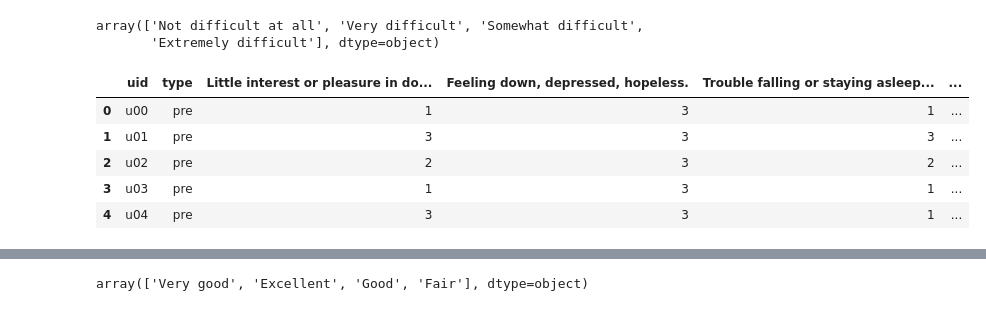
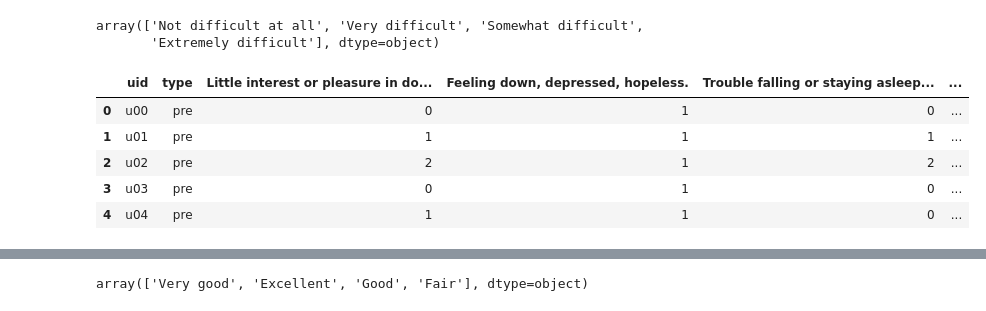
Before and after one commit to fanxu30/student_mental_health_ml, a Jupyter notebook: raw_data/surveys/surveys_clean.ipynb, the cells around one changed output, grey strips where cells are left out. Saved outputs shown, nothing was run; the diff lists cells and outputs as text; code cells hidden in the pictures.

```diff
--- a/raw_data/surveys/surveys_clean.ipynb
+++ b/raw_data/surveys/surveys_clean.ipynb
@@ -139,23 +139,34 @@ array(['Not difficult at all', 'Very difficult', 'Somewhat difficult',
        'Extremely difficult'], dtype=object)
 # %%
 # convert all the columns in ordinal variable except uid and type and Response
-PHQ_order = ['Not at all', 'More than half the days', 'Several days', 'Nearly every day']
+PHQ_order = ['Not at all',  'Several days','More than half the days', 'Nearly every day']
 PHQ_response_order = ['Not difficult at all', 'Somewhat difficult', 'Very difficult', 'Extremely difficult']
 
 for col in PHQ_df.columns:
     if col not in ['uid', 'type','Response']:
         PHQ_df[col] = pd.Categorical(PHQ_df[col], categories=PHQ_order, ordered=True)
-        PHQ_df[col] = PHQ_df[col].cat.codes + 1
+        PHQ_df[col] = PHQ_df[col].cat.codes
     if col in ['Response']:
         PHQ_df[col] = pd.Categorical(PHQ_df[col], categories=PHQ_response_order, ordered=True)
-        PHQ_df[col] = PHQ_df[col].cat.codes + 1
+        PHQ_df[col] = PHQ_df[col].cat.codes
+PHQ_df['total_score'] = PHQ_df.iloc[:, 2:-1].sum(axis=1)
+bins = [0, 4, 9, 14, 19, 27]
+labels = [
+    'Minimal depression',
+    'Mild depression',
+    'Moderate depression',
+    'Moderately severe depression',
+    'Severe depression'
+]
+
+PHQ_df['depression_severity'] = pd.cut(PHQ_df['total_score'], bins=bins, labels=labels, right=True)
 
 PHQ_df.head()
 # %% [output]
 |  | uid | type | Little interest or pleasure in do... | Feeling down, depressed, hopeless. | Trouble falling or staying asleep... | ... |
-| 0 | u00 | pre | 1 | 3 | 1 | ... |
-| 1 | u01 | pre | 3 | 3 | 3 | ... |
-| 2 | u02 | pre | 2 | 3 | 2 | ... |
-| 3 | u03 | pre | 1 | 3 | 1 | ... |
-| 4 | u04 | pre | 3 | 3 | 1 | ... |
+| 0 | u00 | pre | 0 | 1 | 0 | ... |
+| 1 | u01 | pre | 1 | 1 | 1 | ... |
+| 2 | u02 | pre | 2 | 1 | 2 | ... |
+| 3 | u03 | pre | 0 | 1 | 0 | ... |
+| 4 | u04 | pre | 1 | 1 | 0 | ... |
 # %%
```
Also changed, not shown: parts of 6 cells of this notebook, 1 other file.
